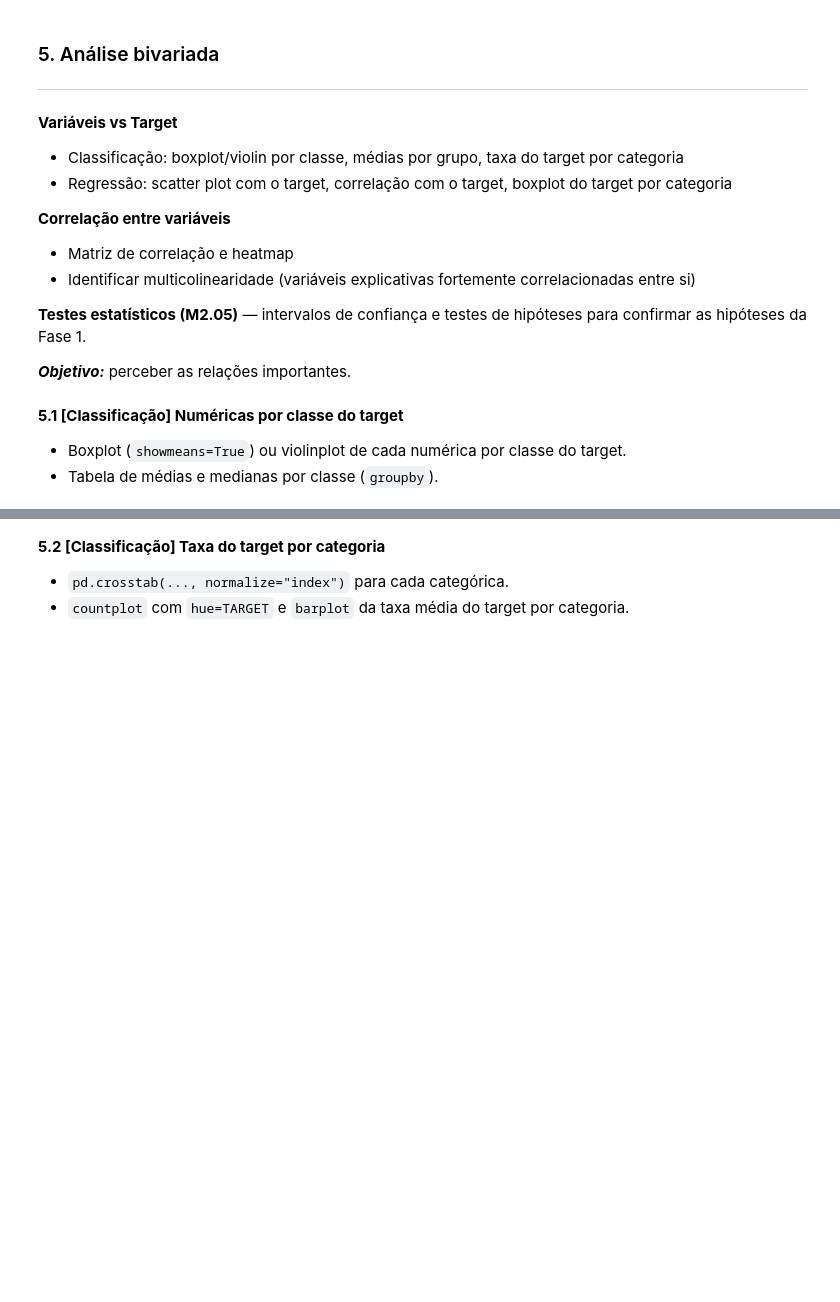
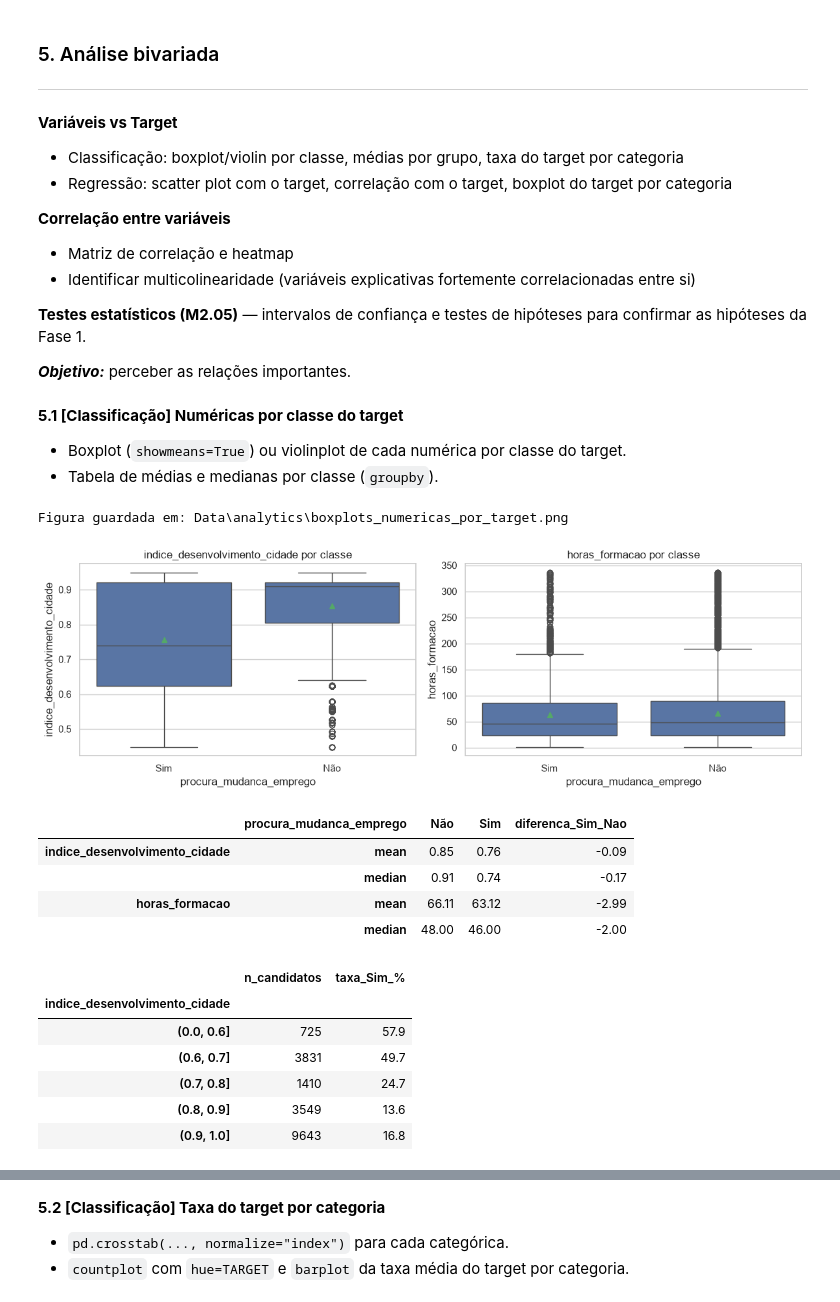
Before and after one commit to Robertoaf23/RH-Mudanca-Emprego_AIDAPT, a Jupyter notebook: 02_data_understanding_R15.ipynb, the cells around one changed output, grey strips where cells are left out. Saved outputs shown, nothing was run; the diff lists cells and outputs as text; code cells hidden in the pictures; blank space fills up the shorter version.

```diff
--- a/02_data_understanding_R15.ipynb
+++ b/02_data_understanding_R15.ipynb
@@ -930,6 +965,48 @@ area_formacao: 6 categorias | moda: Ciência, Tecnologia, Engenharia e Matemáti
 **5.1 [Classificação] Numéricas por classe do target**
 - Boxplot (`showmeans=True`) ou violinplot de cada numérica por classe do target.
 - Tabela de médias e medianas por classe (`groupby`).
+# %%
+# boxplots de cada numérica por classe do target (média assinalada com triângulo)
+ordem_classes = ["Sim", "Não"]
+fig, axes = plt.subplots(1, len(num_cols), figsize=(12, 4))
+
+for ax, col in zip(axes, num_cols):
+    sns.boxplot(x=df[TARGET], y=df[col], order=ordem_classes, showmeans=True, ax=ax)
+    ax.set_title(f"{col} por classe")
+    ax.set_xlabel(TARGET)
+
+plt.tight_layout()
+guardar_figura("boxplots_numericas_por_target")
+plt.show()
+
+# médias e medianas por classe
+medidas = df.groupby(TARGET)[num_cols].agg(["mean", "median"]).T.round(2)
+medidas["diferenca_Sim_Nao"] = (medidas["Sim"] - medidas["Não"]).round(2)
+display(medidas)
+
+# taxa de "Sim" por faixa do índice de desenvolvimento (para ver a forma da relação)
+faixas = pd.cut(df["indice_desenvolvimento_cidade"], bins=[0, 0.6, 0.7, 0.8, 0.9, 1.0])
+taxa_faixas = pd.DataFrame({
+    "n_candidatos": df.groupby(faixas, observed=True)[TARGET].size(),
+    "taxa_Sim_%": (df.groupby(faixas, observed=True)[TARGET]
+                     .apply(lambda s: (s == "Sim").mean() * 100).round(1))
+})
+display(taxa_faixas)
+# %% [output]
+Figura guardada em: Data\analytics\boxplots_numericas_por_target.png
+[figure, added]
+|  | procura_mudanca_emprego | Não | Sim | diferenca_Sim_Nao |
+| indice_desenvolvimento_cidade | mean | 0.85 | 0.76 | -0.09 |
+|  | median | 0.91 | 0.74 | -0.17 |
+| horas_formacao | mean | 66.11 | 63.12 | -2.99 |
+|  | median | 48.00 | 46.00 | -2.00 |
+|  | n_candidatos | taxa_Sim_% |
+| indice_desenvolvimento_cidade |  |  |
+| (0.0, 0.6] | 725 | 57.9 |
+| (0.6, 0.7] | 3831 | 49.7 |
+| (0.7, 0.8] | 1410 | 24.7 |
+| (0.8, 0.9] | 3549 | 13.6 |
+| (0.9, 1.0] | 9643 | 16.8 |
 # %% [markdown]
 ##### Análise e Interpretação
 
```
Also changed, not shown: parts of 31 cells of this notebook, 11 other files.
